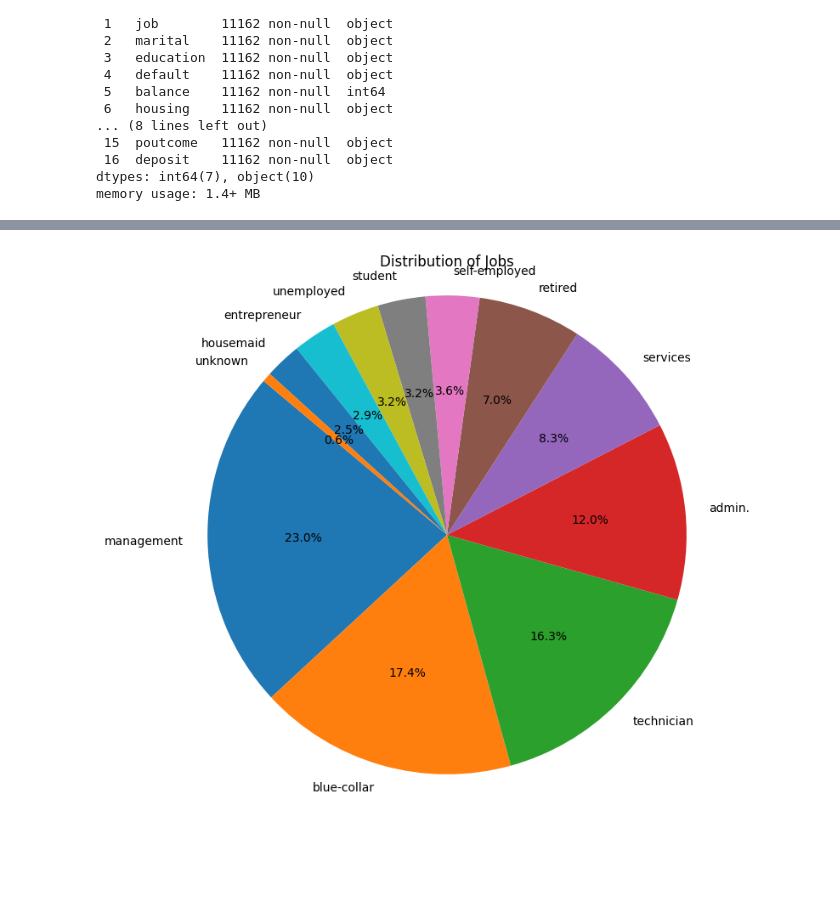
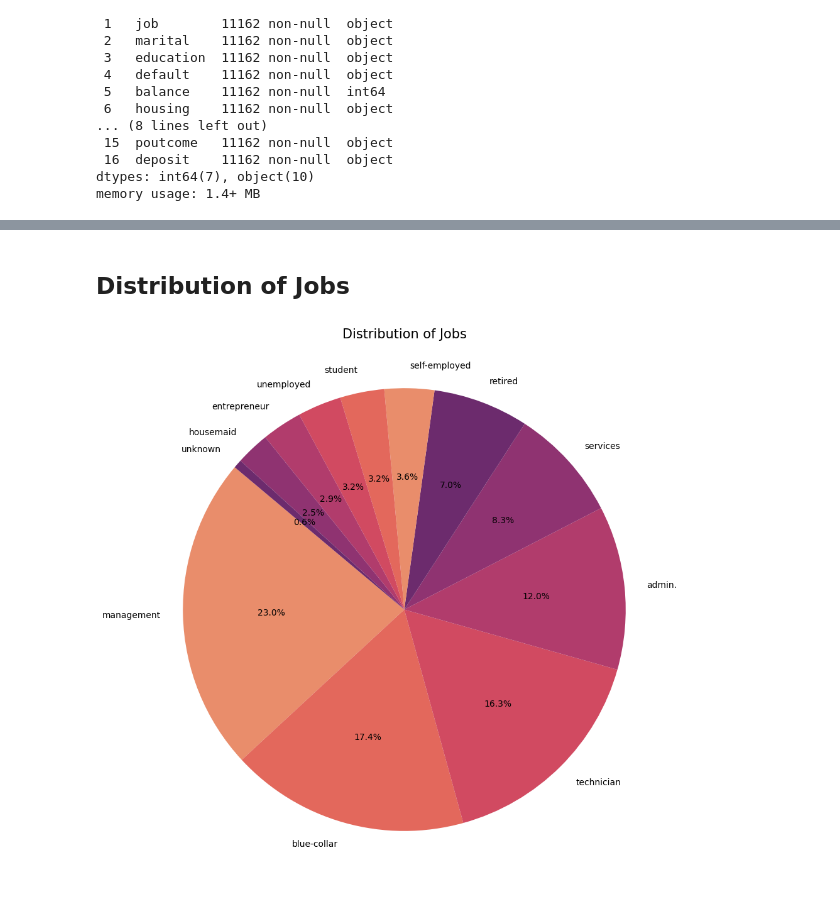
Before and after one commit to irffanhaziq/DataManagement, a Jupyter notebook: Project1_DataMangement.ipynb, the cells around one changed output, grey strips where cells are left out. Saved outputs shown, nothing was run; the diff lists cells and outputs as text; code cells hidden in the pictures; blank space fills up the shorter version.

```diff
--- a/Project1_DataMangement.ipynb
+++ b/Project1_DataMangement.ipynb
@@ -148,10 +214,12 @@ plt.show()
+# %% [markdown]
+## Distribution of Jobs
 # %%
 job_counts = df['job'].value_counts()
-
-plt.figure(figsize=(8, 8))
-plt.pie(job_counts, labels=job_counts.index, autopct='%1.1f%%', startangle=140)
-plt.title('Distribution of Jobs')
+colors = sns.color_palette("flare")
+plt.figure(figsize=(10, 11))
+plt.pie(job_counts, labels=job_counts.index, autopct='%1.1f%%', startangle=140, colors=colors)
+plt.title('Distribution of Jobs',fontsize =15)
 plt.axis('equal')
 plt.show()
 # %% [output]
-[figure, old version]
+[figure, new version]
```
Also changed, not shown: parts of 42 cells of this notebook.
